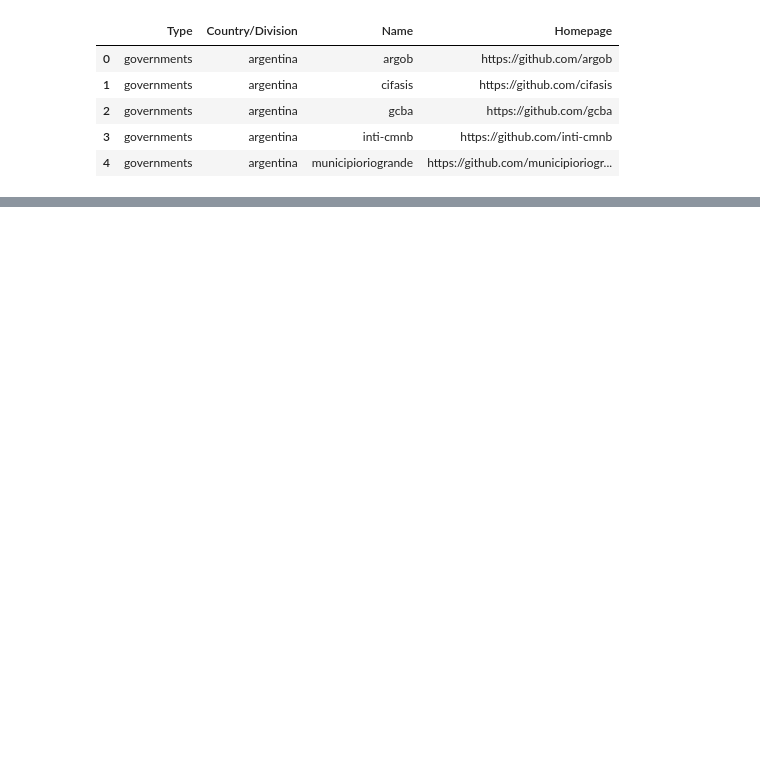
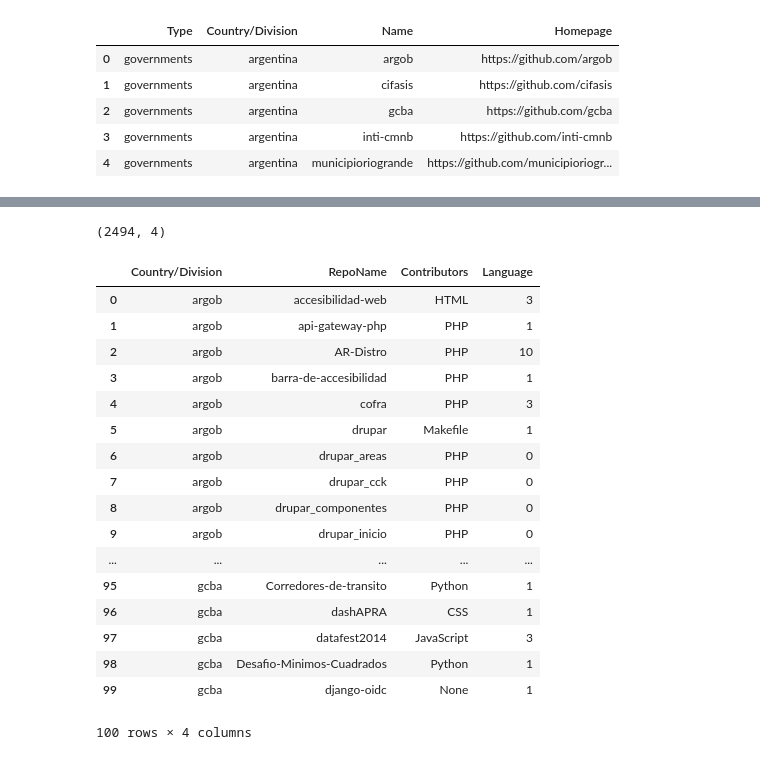
Before and after one commit to argo-marketplace/future_of_california, a Jupyter notebook: CA_data_collaborations/DataCollaboratives.ipynb, the cells around one changed output, grey strips where cells are left out. Saved outputs shown, nothing was run; the diff lists cells and outputs as text; code cells hidden in the pictures; blank space fills up the shorter version.

```diff
--- a/CA_data_collaborations/DataCollaboratives.ipynb
+++ b/CA_data_collaborations/DataCollaboratives.ipynb
@@ -58,5 +51,0 @@ df.head()
-# %%
-g = Github(token)
-u = g.get_user('argob')
-rls = u.get_repos()[0]
-rls
@@ -74,0 +70,2 @@ GithubException: 403 {'message': 'Must have push access to view repository colla
+# %%
+l0, l1, l2, l3 = [], [], [], []
@@ -74,0 +147,31 @@ GithubException: 403 {'message': 'Must have push access to view repository colla
+# %%
+df2 = pd.DataFrame()
+df2['Country/Division'] = l0
+df2['RepoName'] = l1
+df2['Contributors'] = l2
+df2['Language'] = l3
+# %%
+df2.shape
+# %% [output]
+(2494, 4)
+# %%
+df2.head(100)
+# %% [output]
+|  | Country/Division | RepoName | Contributors | Language |
+| 0 | argob | accesibilidad-web | HTML | 3 |
+| 1 | argob | api-gateway-php | PHP | 1 |
+| 2 | argob | AR-Distro | PHP | 10 |
+| 3 | argob | barra-de-accesibilidad | PHP | 1 |
+| 4 | argob | cofra | PHP | 3 |
+| 5 | argob | drupar | Makefile | 1 |
+| 6 | argob | drupar_areas | PHP | 0 |
+| 7 | argob | drupar_cck | PHP | 0 |
+| 8 | argob | drupar_componentes | PHP | 0 |
+| 9 | argob | drupar_inicio | PHP | 0 |
+| ... | ... | ... | ... | ... |
+| 95 | gcba | Corredores-de-transito | Python | 1 |
+| 96 | gcba | dashAPRA | CSS | 1 |
+| 97 | gcba | datafest2014 | JavaScript | 3 |
+| 98 | gcba | Desafio-Minimos-Cuadrados | Python | 1 |
+| 99 | gcba | django-oidc | None | 1 |
+100 rows × 4 columns
```
Also changed, not shown: parts of 25 cells of this notebook.
